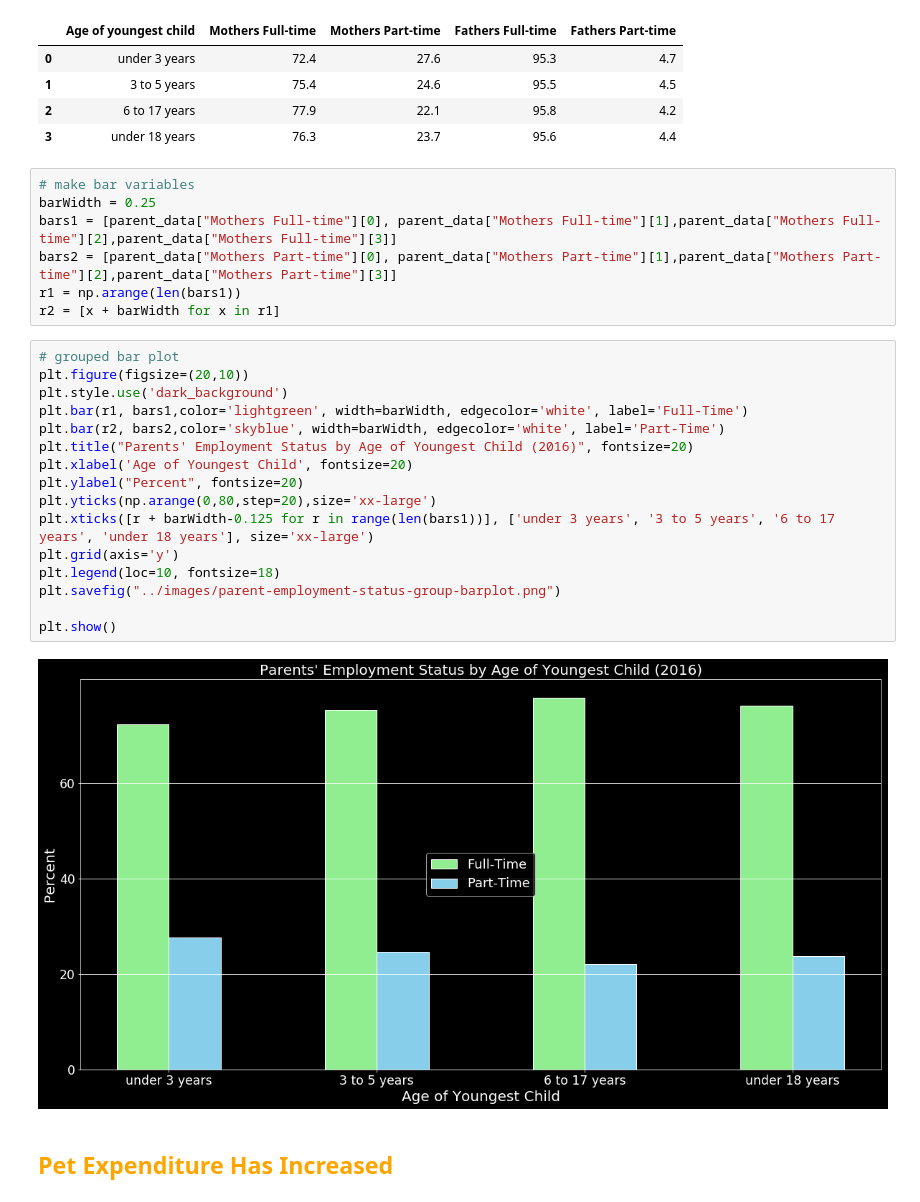
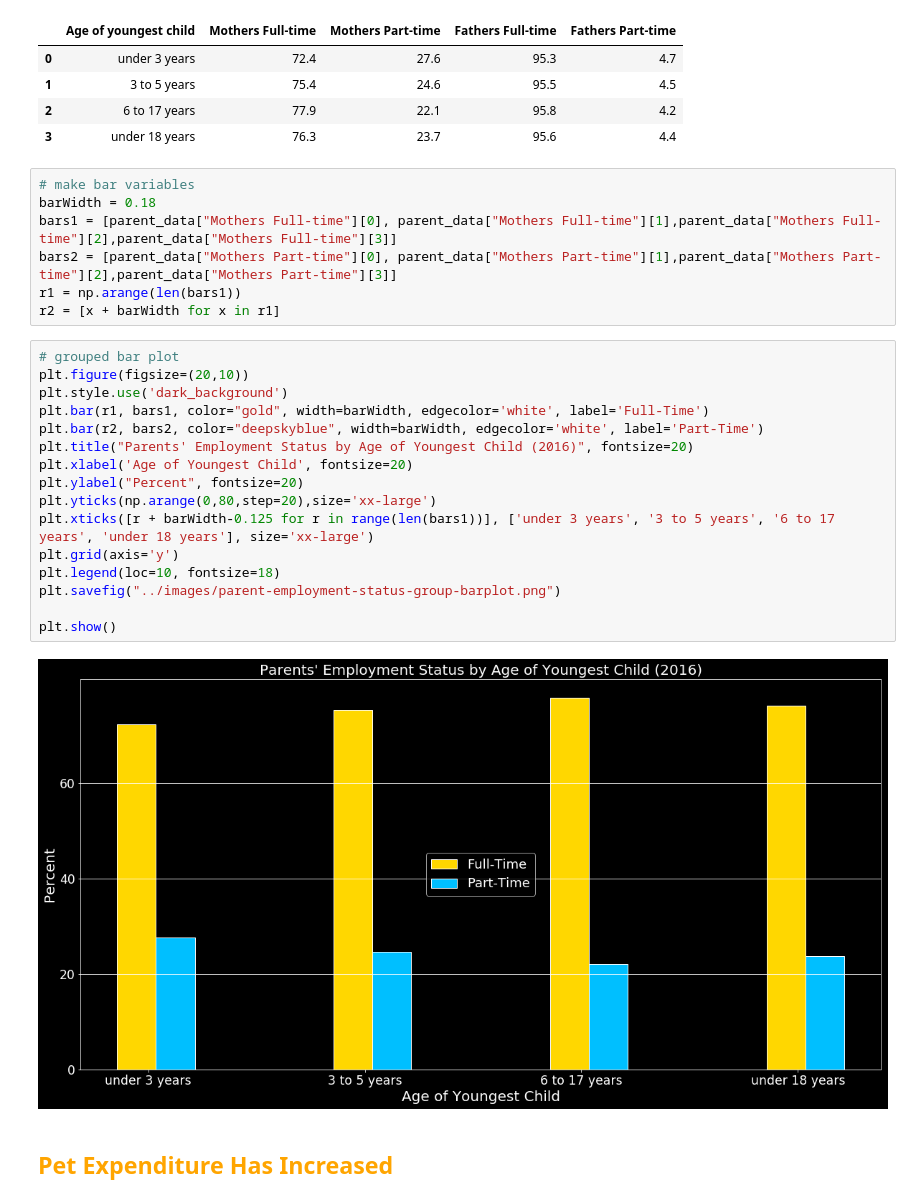
Before and after one commit to kathleeng77/Open-Source-Project-1, a Jupyter notebook: analysis/women-in-workforce-analysis.ipynb, the cells around one changed output. Cells and saved outputs as stored; diff of their text form.

```diff
--- a/analysis/women-in-workforce-analysis.ipynb
+++ b/analysis/women-in-workforce-analysis.ipynb
@@ -458,7 +458,7 @@ parent_data.head()
 | 3 | under 18 years | 76.3 | 23.7 | 95.6 | 4.4 |
 # %%
 # make bar variables
-barWidth = 0.25
+barWidth = 0.18
 bars1 = [parent_data["Mothers Full-time"][0], parent_data["Mothers Full-time"][1],parent_data["Mothers Full-time"][2],parent_data["Mothers Full-time"][3]]
 bars2 = [parent_data["Mothers Part-time"][0], parent_data["Mothers Part-time"][1],parent_data["Mothers Part-time"][2],parent_data["Mothers Part-time"][3]]
 r1 = np.arange(len(bars1))
@@ -466,21 +466,21 @@ r2 = [x + barWidth for x in r1]
 # %%
 # grouped bar plot
 plt.figure(figsize=(20,10))
 plt.style.use('dark_background')
-plt.bar(r1, bars1,color='lightgreen', width=barWidth, edgecolor='white', label='Full-Time')
-plt.bar(r2, bars2,color='skyblue', width=barWidth, edgecolor='white', label='Part-Time')
+plt.bar(r1, bars1, color="gold", width=barWidth, edgecolor='white', label='Full-Time')
+plt.bar(r2, bars2, color="deepskyblue", width=barWidth, edgecolor='white', label='Part-Time')
 plt.title("Parents' Employment Status by Age of Youngest Child (2016)", fontsize=20)
 plt.xlabel('Age of Youngest Child', fontsize=20)
 plt.ylabel("Percent", fontsize=20)
 plt.yticks(np.arange(0,80,step=20),size='xx-large')
 plt.xticks([r + barWidth-0.125 for r in range(len(bars1))], ['under 3 years', '3 to 5 years', '6 to 17 years', 'under 18 years'], size='xx-large')
 plt.grid(axis='y')
 plt.legend(loc=10, fontsize=18)
 plt.savefig("../images/parent-employment-status-group-barplot.png")
 
 plt.show()
 # %% [output]
-[figure, old version]
+[figure, new version]
 # %% [markdown]
 ## <font color=orange>Pet Expenditure Has Increased</font>
 # %%
```
Also changed, not shown: parts of 5 cells of this notebook, 7 other files.
